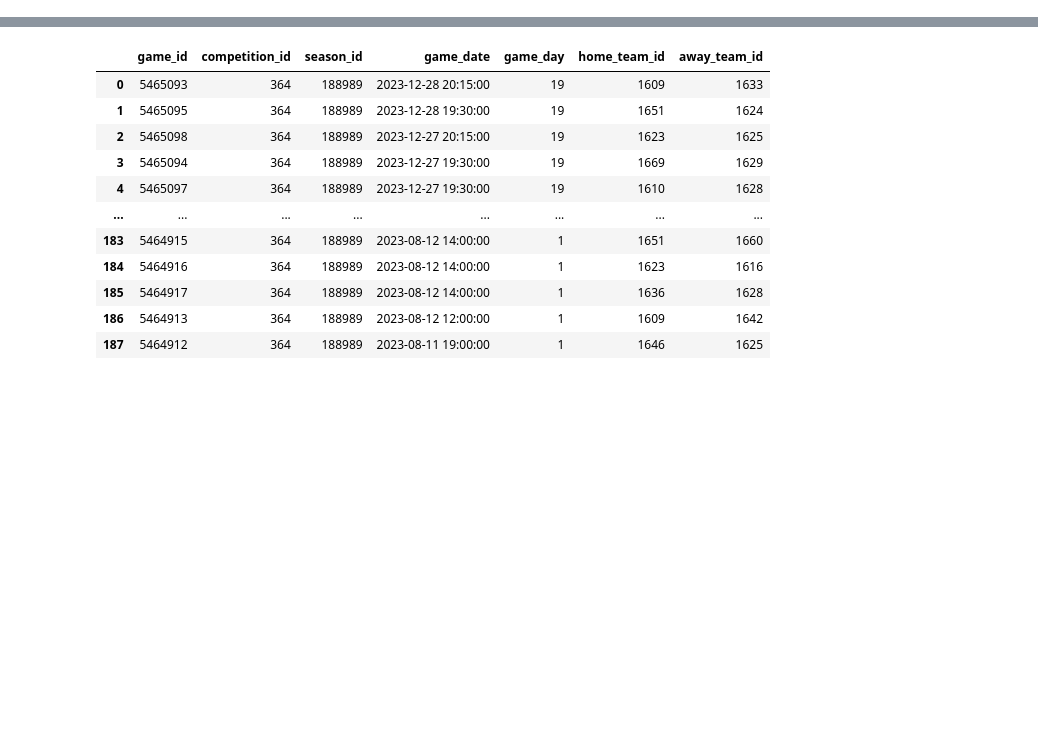
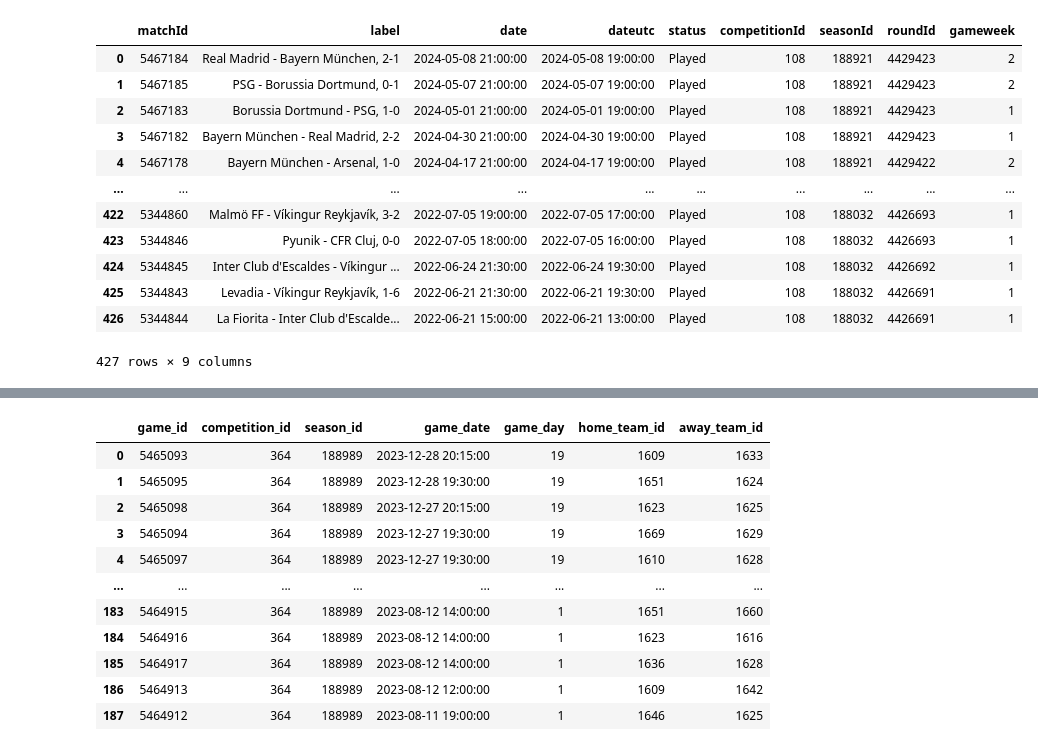
Before and after one commit to sotoblanco/FriendsOfTracking, a Jupyter notebook: notebooks/FriendsOfTracking.ipynb, the cells around one changed output, grey strips where cells are left out. Drawn from its saved outputs; the diff is of its cells as text; code cells hidden in the pictures; blank space fills up the shorter version.

Commit message:
Add files to create the report of scouting data

```diff
--- a/notebooks/FriendsOfTracking.ipynb
+++ b/notebooks/FriendsOfTracking.ipynb
@@ -0,0 +3,35 @@
+# %%
+import os
+import wyscoutapi
+
+def load_environment_vars():
+    # Get the current working directory
+    cwd = os.getcwd()
+
+    # Append the .env file name
+    env_path = os.path.join(cwd, '.env')
+
+    # Open the .env file
+    with open(env_path) as f:
+        # Read the lines
+        lines = f.readlines()
+
+    # Parse the key-value pairs
+    for line in lines:
+        # Ignore comments and empty lines
+        if line.startswith('#') or not line.strip():
+            continue
+        # Split the line into key and value
+        key, value = line.strip().split('=', 1)
+        # Set the environment variable
+        os.environ[key] = value
+
+    return os.environ['WYSCOUT_API_USER'], os.environ['WYSCOUT_API_PASSWORD']
+
+def create_wyscout_client(username, password):
+    return wyscoutapi.WyscoutAPI(username=username, password=password)
+
+#username, password = load_environment_vars()
+username = "a4cp2s4-scgbfrd0o-vawk6my-fwwi4kbqyp"
+password = "8Ns;^pxxdMx+Ox!L5Dr_$MI*+c11RR"
+client = create_wyscout_client(username, password)
@@ -0,0 +151,16 @@
+# %%
+pd.DataFrame(client.competition_matches(108)['matches'])
+# %% [output]
+|  | matchId | label | date | dateutc | status | competitionId | seasonId | roundId | gameweek |
+| 0 | 5467184 | Real Madrid - Bayern München, 2-1 | 2024-05-08 21:00:00 | 2024-05-08 19:00:00 | Played | 108 | 188921 | 4429423 | 2 |
+| 1 | 5467185 | PSG - Borussia Dortmund, 0-1 | 2024-05-07 21:00:00 | 2024-05-07 19:00:00 | Played | 108 | 188921 | 4429423 | 2 |
+| 2 | 5467183 | Borussia Dortmund - PSG, 1-0 | 2024-05-01 21:00:00 | 2024-05-01 19:00:00 | Played | 108 | 188921 | 4429423 | 1 |
+| 3 | 5467182 | Bayern München - Real Madrid, 2-2 | 2024-04-30 21:00:00 | 2024-04-30 19:00:00 | Played | 108 | 188921 | 4429423 | 1 |
+| 4 | 5467178 | Bayern München - Arsenal, 1-0 | 2024-04-17 21:00:00 | 2024-04-17 19:00:00 | Played | 108 | 188921 | 4429422 | 2 |
+| ... | ... | ... | ... | ... | ... | ... | ... | ... | ... |
+| 422 | 5344860 | Malmö FF - Víkingur Reykjavík, 3-2 | 2022-07-05 19:00:00 | 2022-07-05 17:00:00 | Played | 108 | 188032 | 4426693 | 1 |
+| 423 | 5344846 | Pyunik - CFR Cluj, 0-0 | 2022-07-05 18:00:00 | 2022-07-05 16:00:00 | Played | 108 | 188032 | 4426693 | 1 |
+| 424 | 5344845 | Inter Club d'Escaldes - Víkingur ... | 2022-06-24 21:30:00 | 2022-06-24 19:30:00 | Played | 108 | 188032 | 4426692 | 1 |
+| 425 | 5344843 | Levadia - Víkingur Reykjavík, 1-6 | 2022-06-21 21:30:00 | 2022-06-21 19:30:00 | Played | 108 | 188032 | 4426691 | 1 |
+| 426 | 5344844 | La Fiorita - Inter Club d'Escalde... | 2022-06-21 15:00:00 | 2022-06-21 13:00:00 | Played | 108 | 188032 | 4426691 | 1 |
+427 rows × 9 columns
```
Also changed, not shown: parts of 18 cells of this notebook, 10 other files.
